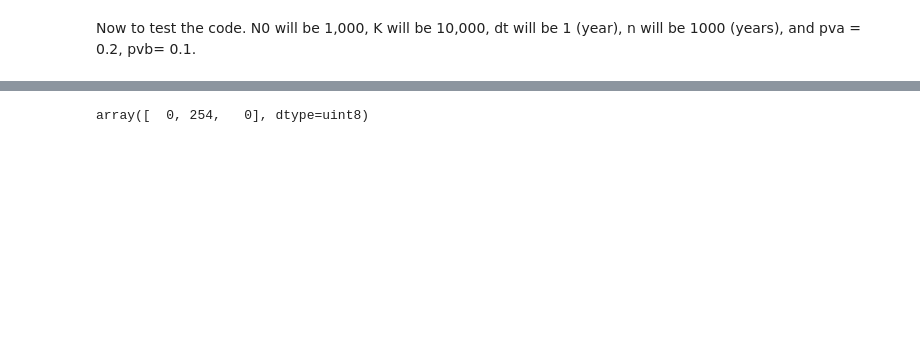
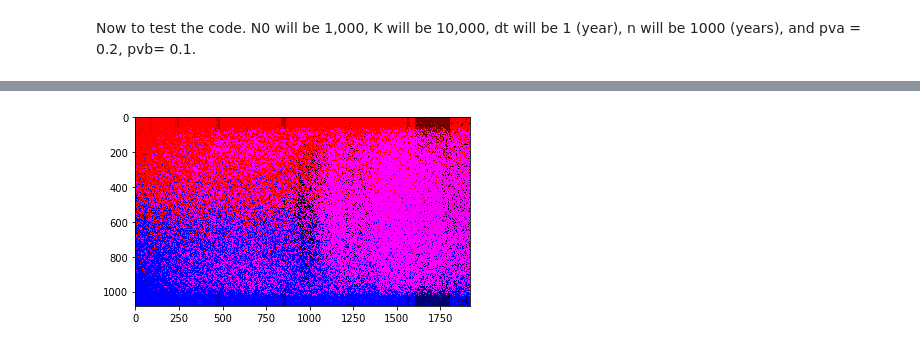
Before and after one commit to KeirHavel/Ideological-competition-model, a Jupyter notebook: Updated-ideology-model.ipynb, the cells around one changed output, grey strips where cells are left out. Cells and saved outputs as stored; diff of their text form; code cells hidden in the pictures; blank space fills up the shorter version.

```diff
--- a/Updated-ideology-model.ipynb
+++ b/Updated-ideology-model.ipynb
@@ -50,43 +50,45 @@ In the following code, each ideology is initiialized at a quarter of the total p
 # %%
-def ideo_conflict(N0, pva,pvb,K,n,dt):
-    sa,sb = zeit(n,pva,pvb)
+def ideo_conflict(N0,pva,pvb,K,n,dt,repulse):
+    sa,sb = zeit(2*n,pva,pvb)
     N = N0
     NA = int(0.25*N)
     NB = int(0.25*N)
     for i in range(0,n+1):
         if sa[i] == "P":
             if sb[i] == "P":
-                N += int(0.0953*dt*N*(1-float(N)/K))
-                NA1 = NA
-                NB1 = NB
+                N += int(0.0953*dt*N*(1-(float(N)/K)))
+                NA1 = max(0,NA)
+                NB1 = max(0,NB)
                 NN = N - NA1 - NB1
                 NA += int(dt*(1.0/N)*(NA1*NN - NA1*NB1))
                 NB += int(dt*(1.0/N)*(NB1*NN - NA1*NB1))
             if sb[i] == "V":
-                N += int(0.0953*dt*N*(1-float(N)/K))
-                NA1 = NA
-                NB1 = NB
+                N += int(0.0953*dt*N*(1-(float(N)/K)))
+                NA1 = max(0,NA)
+                NB1 = max(0,NB)
                 NN = N - NA1 - NB1
                 NA += int(dt*(1.0/N)*(NA1*NN - NA1*NB1)) - int(0.1*NA1*NB1/N)
-                NB += int(dt*(1.0/N)*(NB1*NN - 2*NA1*NB1))
+                NB += int(dt*(1.0/N)*(NB1*NN - (1+repulse)*NA1*NB1))
                 N += -int(0.1*NA1*NB1/N)
         if sa[i] == "V":
             if sb[i] == "P":
-                N += int(0.0953*dt*N*(1-float(N)/K))
-                NA1 = NA
-                NB1 = NB
+                N += int(0.0953*dt*N*(1-(float(N)/K)))
+                NA1 = max(0,NA)
+                NB1 = max(0,NB)
                 NN = N - NA1 - NB1
-                NA += int(dt*(1.0/N)*(NA1*NN - 2*NA1*NB1))
+                NA += int(dt*(1.0/N)*(NA1*NN - (1+repulse)*NA1*NB1))
                 NB += int(dt*(1.0/N)*(NB1*NN - NA1*NB1)) - int(0.1*NA1*NB1/N)
                 N += -int(0.1*NA1*NB1/N)
             if sb[i] == "V":
-                N += int(0.0953*dt*N*(1-float(N)/K))
-                NA1 = NA
-                NB1 = NB
+                N += int(0.0953*dt*N*(1-(float(N)/K)))
+                NA1 = max(0,NA)
+                NB1 = max(0,NB)
                 NN = N - NA1 - NB1
-                NA += int(dt*(1.0/N)*(NA1*NN - 2*NA1*NB1)) - int(0.1*NA1*NB1/N)
-                NB += int(dt*(1.0/N)*(NB1*NN - 2*NA1*NB1)) - int(0.1*NA1*NB1/N)
+                NA += int(dt*(1.0/N)*(NA1*NN - (1+repulse)*NA1*NB1)) - int(0.1*NA1*NB1/N)
+                NB += int(dt*(1.0/N)*(NB1*NN - (1+repulse)*NA1*NB1)) - int(0.1*NA1*NB1/N)
                 N += -int(0.2*NA1*NB1/N)
+        if ((NA == 0) or (NB == 0)):
+            break
     return NA,NB,N
 # %% [markdown]
 Now to test the code. N0 will be 1,000, K will be 10,000, dt will be 1 (year), n will be 1000 (years), and pva = 0.2, pvb= 0.1.
@@ -135,4 +157,6 @@ plt.show()
-# %%
-grid[0,300]
-# %% [output]
-array([  0, 254,   0], dtype=uint8)
+# %%
+plt.imshow(grid)
+plt.imsave("idea_comp.png", grid)
+plt.show()
+# %% [output]
+[figure, added]
```
Also changed, not shown: parts of 6 cells of this notebook, 1 other file.
